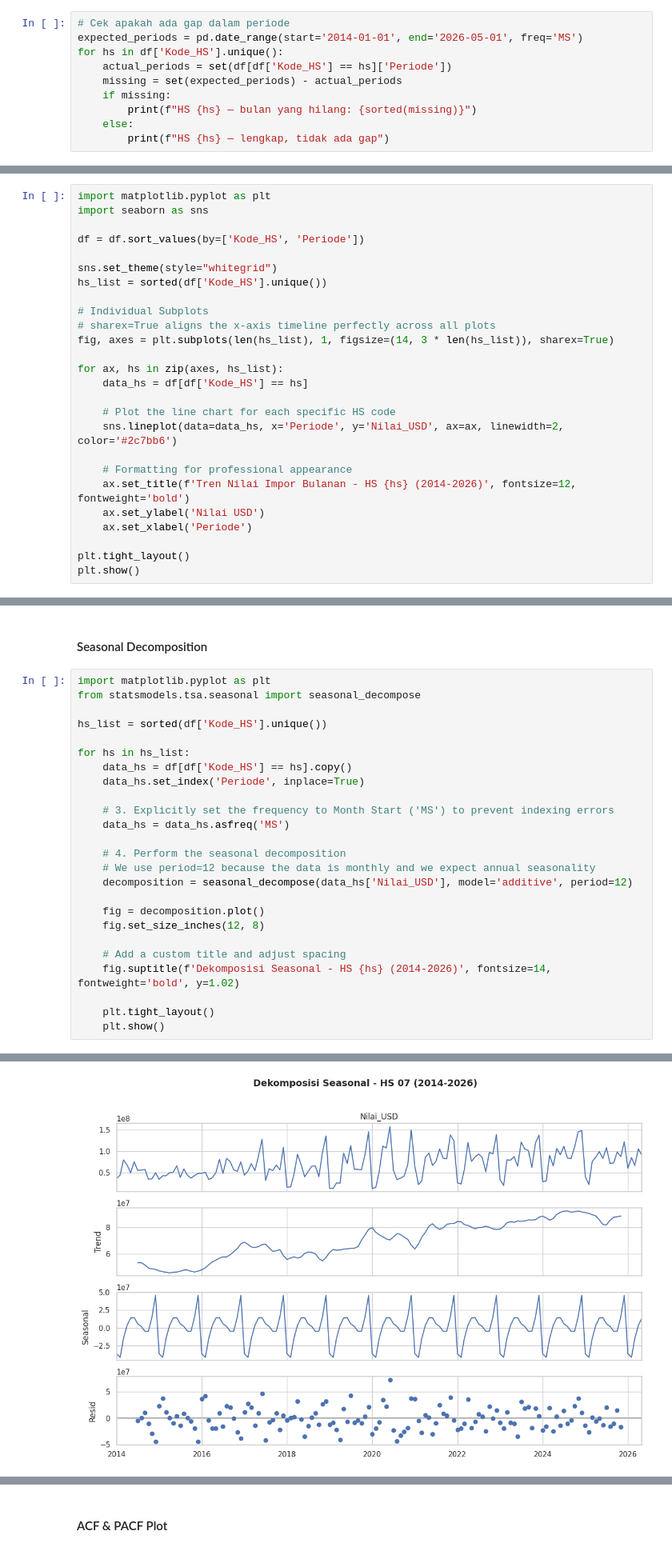
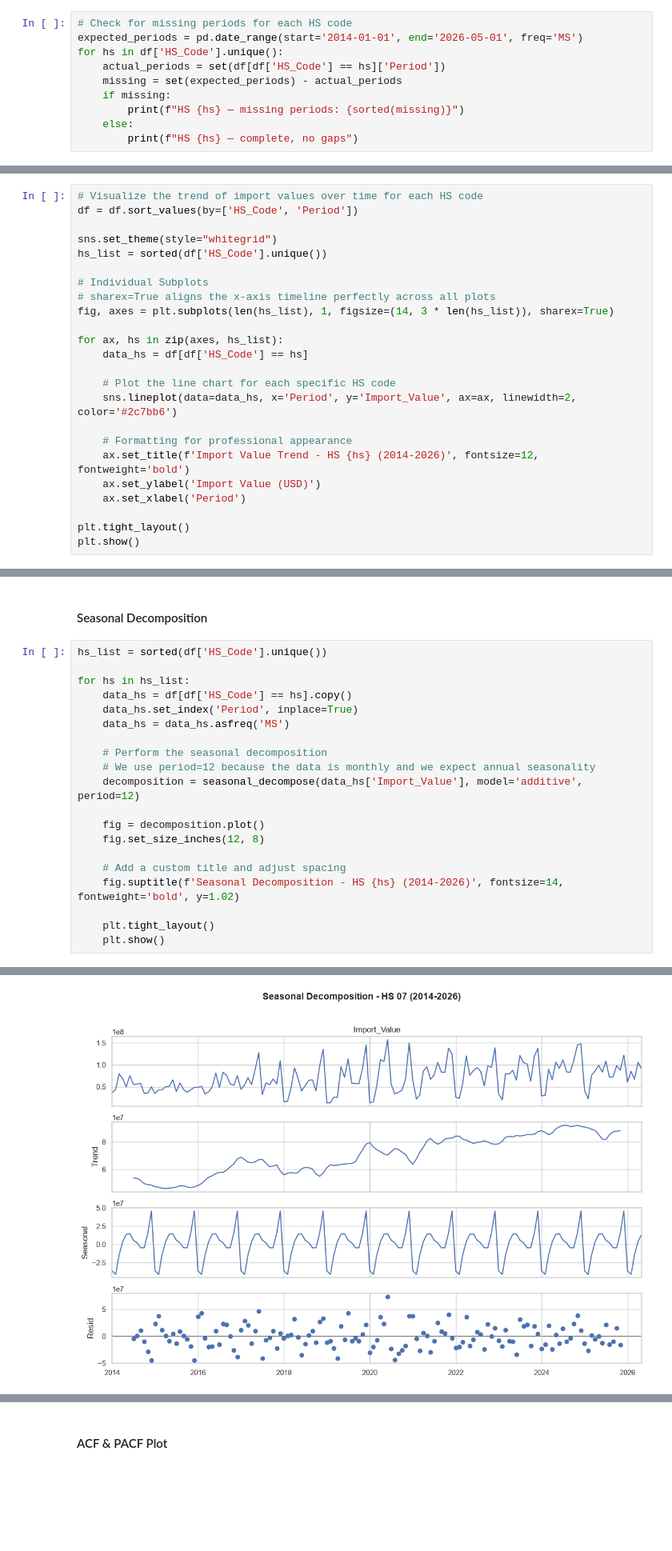
Before and after one commit to evelinn11/food-commodity-import-forecasting, a Jupyter notebook: notebooks/ImportValueAnalysis.ipynb, the cells around one changed output, grey strips where cells are left out. Shown at 80% size. Cells and saved outputs as stored; diff of their text form; blank space fills up the shorter version.

```diff
--- a/notebooks/ImportValueAnalysis.ipynb
+++ b/notebooks/ImportValueAnalysis.ipynb
@@ -250,13 +254,13 @@ df.duplicated(subset=['Periode','Kode_HS']).sum()
 # %% [output]
 np.int64(0)
 # %%
-# Cek apakah ada gap dalam periode
+# Check for missing periods for each HS code
 expected_periods = pd.date_range(start='2014-01-01', end='2026-05-01', freq='MS')
-for hs in df['Kode_HS'].unique():
-    actual_periods = set(df[df['Kode_HS'] == hs]['Periode'])
+for hs in df['HS_Code'].unique():
+    actual_periods = set(df[df['HS_Code'] == hs]['Period'])
     missing = set(expected_periods) - actual_periods
     if missing:
-        print(f"HS {hs} — bulan yang hilang: {sorted(missing)}")
+        print(f"HS {hs} — missing periods: {sorted(missing)}")
     else:
-        print(f"HS {hs} — lengkap, tidak ada gap")
+        print(f"HS {hs} — complete, no gaps")
 # %% [output]
@@ -288,26 +292,24 @@ plt.show()
 # %%
-import matplotlib.pyplot as plt
-import seaborn as sns
-
-df = df.sort_values(by=['Kode_HS', 'Periode'])
+# Visualize the trend of import values over time for each HS code
+df = df.sort_values(by=['HS_Code', 'Period'])
 
 sns.set_theme(style="whitegrid")
-hs_list = sorted(df['Kode_HS'].unique())
+hs_list = sorted(df['HS_Code'].unique())
 
 # Individual Subplots
 # sharex=True aligns the x-axis timeline perfectly across all plots
 fig, axes = plt.subplots(len(hs_list), 1, figsize=(14, 3 * len(hs_list)), sharex=True)
 
 for ax, hs in zip(axes, hs_list):
-    data_hs = df[df['Kode_HS'] == hs]
+    data_hs = df[df['HS_Code'] == hs]
 
     # Plot the line chart for each specific HS code
-    sns.lineplot(data=data_hs, x='Periode', y='Nilai_USD', ax=ax, linewidth=2, color='#2c7bb6')
+    sns.lineplot(data=data_hs, x='Period', y='Import_Value', ax=ax, linewidth=2, color='#2c7bb6')
 
     # Formatting for professional appearance
-    ax.set_title(f'Tren Nilai Impor Bulanan - HS {hs} (2014-2026)', fontsize=12, fontweight='bold')
-    ax.set_ylabel('Nilai USD')
-    ax.set_xlabel('Periode')
+    ax.set_title(f'Import Value Trend - HS {hs} (2014-2026)', fontsize=12, fontweight='bold')
+    ax.set_ylabel('Import Value (USD)')
+    ax.set_xlabel('Period')
 
 plt.tight_layout()
 plt.show()
@@ -403,27 +424,22 @@ Grafik menunjukkan volatilitas yang tinggi (naik turun cepat dalam rentang luas
 # %% [markdown]
 #### Seasonal Decomposition
 # %%
-import matplotlib.pyplot as plt
-from statsmodels.tsa.seasonal import seasonal_decompose
-
-hs_list = sorted(df['Kode_HS'].unique())
+hs_list = sorted(df['HS_Code'].unique())
 
 for hs in hs_list:
-    data_hs = df[df['Kode_HS'] == hs].copy()
-    data_hs.set_index('Periode', inplace=True)
-
-    # 3. Explicitly set the frequency to Month Start ('MS') to prevent indexing errors
+    data_hs = df[df['HS_Code'] == hs].copy()
+    data_hs.set_index('Period', inplace=True)
     data_hs = data_hs.asfreq('MS')
 
-    # 4. Perform the seasonal decomposition
+    # Perform the seasonal decomposition
     # We use period=12 because the data is monthly and we expect annual seasonality
-    decomposition = seasonal_decompose(data_hs['Nilai_USD'], model='additive', period=12)
+    decomposition = seasonal_decompose(data_hs['Import_Value'], model='additive', period=12)
 
     fig = decomposition.plot()
     fig.set_size_inches(12, 8)
 
     # Add a custom title and adjust spacing
-    fig.suptitle(f'Dekomposisi Seasonal - HS {hs} (2014-2026)', fontsize=14, fontweight='bold', y=1.02)
+    fig.suptitle(f'Seasonal Decomposition - HS {hs} (2014-2026)', fontsize=14, fontweight='bold', y=1.02)
 
     plt.tight_layout()
     plt.show()
@@ -432 +448 @@ for hs in hs_list:
-[figure, old version]
+[figure, new version]
```
Also changed, not shown: parts of 74 cells of this notebook, 2 other files.
